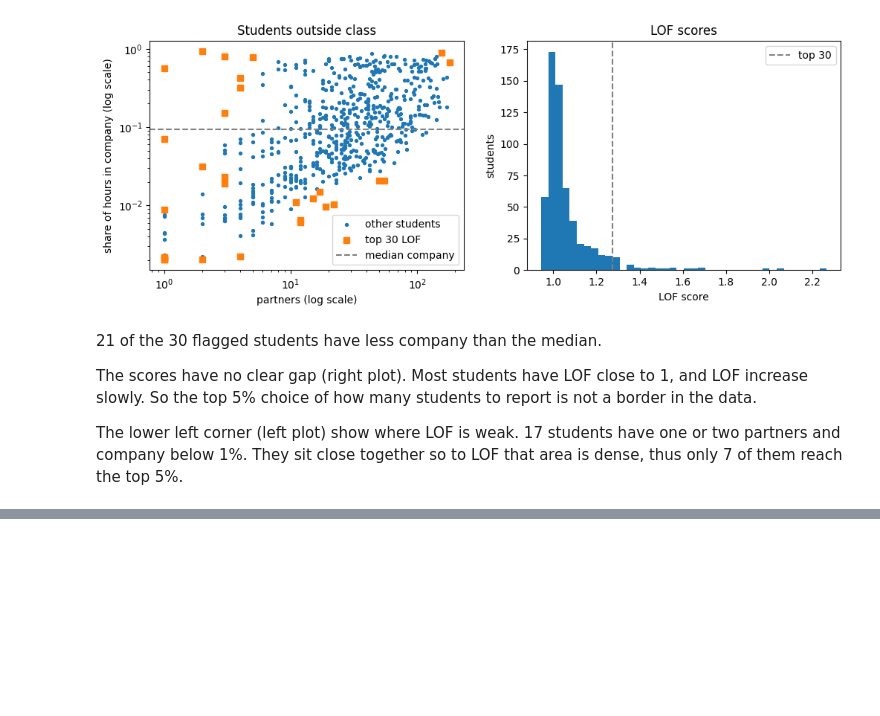
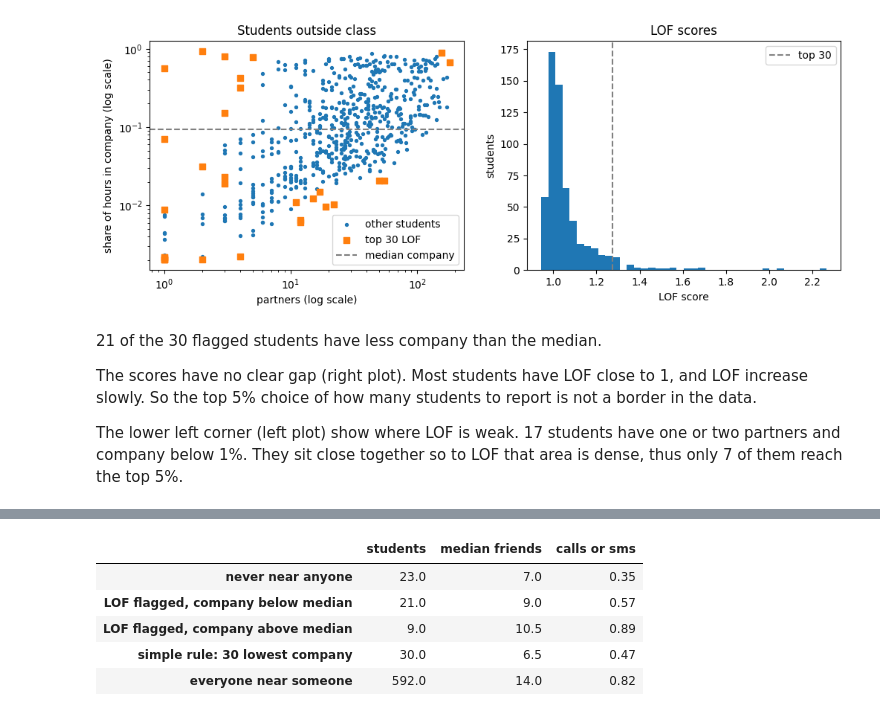
Before and after one commit to s9ib0T/data-mining-1, a Jupyter notebook: notebooks/isolated.ipynb, the cells around one changed output, grey strips where cells are left out. Cells and saved outputs as stored; diff of their text form; code cells hidden in the pictures; blank space fills up the shorter version.

```diff
--- a/notebooks/isolated.ipynb
+++ b/notebooks/isolated.ipynb
@@ -136,0 +143,18 @@ The lower left corner (left plot) show where LOF is weak. 17 students have one o
+# %%
+groups = {
+    "never near anyone": never,
+    "LOF flagged, company below median": flagged,
+    # SELECT user FROM top EXCEPT SELECT user FROM flagged
+    "LOF flagged, company above median": top.drop(flagged),
+    # SELECT user FROM d ORDER BY company LIMIT n
+    f"simple rule: {n} lowest company": d.company.nsmallest(n).index,
+    "everyone near someone": d.index,
+}
+pd.DataFrame({name: iso.profile(g, st, fb) for name, g in groups.items()}).T.round(2)
+# %% [output]
+|  | students | median friends | calls or sms |
+| never near anyone | 23.0 | 7.0 | 0.35 |
+| LOF flagged, company below median | 21.0 | 9.0 | 0.57 |
+| LOF flagged, company above median | 9.0 | 10.5 | 0.89 |
+| simple rule: 30 lowest company | 30.0 | 6.5 | 0.47 |
+| everyone near someone | 592.0 | 14.0 | 0.82 |
```
Also changed, not shown: parts of 5 cells of this notebook, 1 other file.
